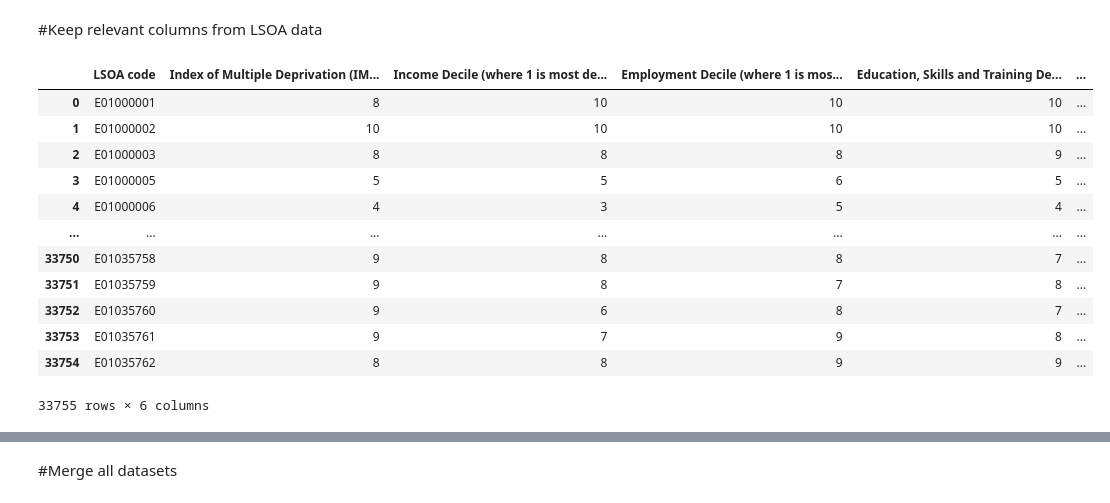
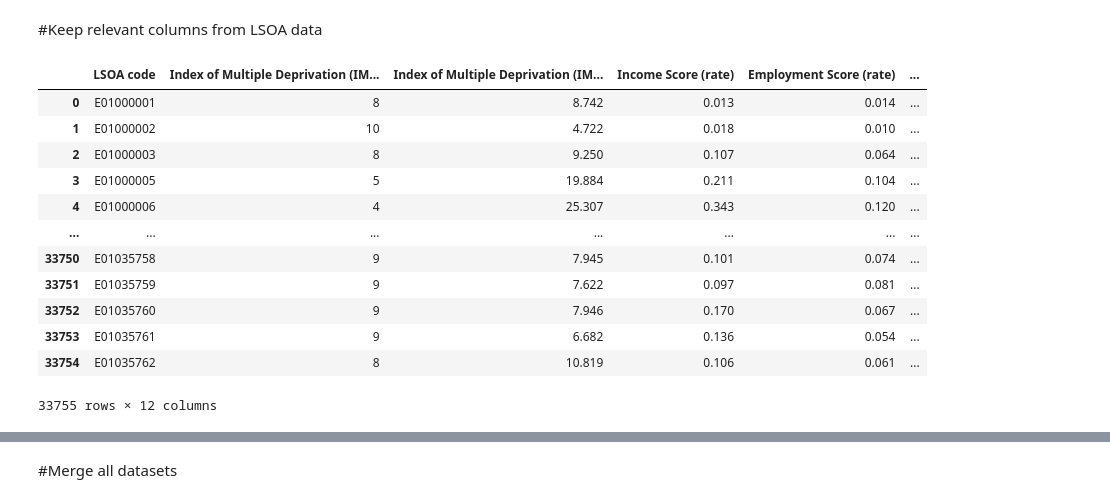
Before and after one commit to zhangwiki86-soton/L7---Data-Analysis-and-Visualisation, a Jupyter notebook: DRAFT Test Glob Final.ipynb, the cells around one changed output, grey strips where cells are left out. Saved outputs shown, nothing was run; the diff lists cells and outputs as text; code cells hidden in the pictures.

```diff
--- a/DRAFT Test Glob Final.ipynb
+++ b/DRAFT Test Glob Final.ipynb
@@ -356,21 +331,34 @@ LSOAdata.describe().round(1)
 #Keep relevant columns from LSOA data
 # %%
 #select Columns needed
-LSOAdataclean=LSOAdata.loc[:, ['LSOA code (2021)','Index of Multiple Deprivation (IMD) Decile (where 1 is most deprived 10% of LSOAs)','Income Decile (where 1 is most deprived 10% of LSOAs)','Employment Decile (where 1 is most deprived 10% of LSOAs)','Education, Skills and Training Decile (where 1 is most deprived 10% of LSOAs)','Population LSOA']]
+LSOAdataclean=LSOAdata.loc[:, [
+    'LSOA code (2021)',
+    'Index of Multiple Deprivation (IMD) Decile (where 1 is most deprived 10% of LSOAs)',
+    'Index of Multiple Deprivation (IMD) Score',
+    'Income Score (rate)',
+    'Employment Score (rate)',
+    'Education, Skills and Training Score',
+    'Health Deprivation and Disability Score',
+    'Crime Score',
+    'Barriers to Housing and Services Score',
+    'Living Environment Score',
+    'Income Deprivation Affecting Children Index (IDACI) Score (rate)',
+    'Population LSOA'
+    ]]
 #Rename Column for easy merge
 LSOAdataclean.rename(columns={'LSOA code (2021)':'LSOA code'}, inplace=True)
 LSOAdataclean
 # %% [output]
-|  | LSOA code | Index of Multiple Deprivation (IM... | Income Decile (where 1 is most de... | Employment Decile (where 1 is mos... | Education, Skills and Training De... | ... |
-| 0 | E01000001 | 8 | 10 | 10 | 10 | ... |
-| 1 | E01000002 | 10 | 10 | 10 | 10 | ... |
-| 2 | E01000003 | 8 | 8 | 8 | 9 | ... |
-| 3 | E01000005 | 5 | 5 | 6 | 5 | ... |
-| 4 | E01000006 | 4 | 3 | 5 | 4 | ... |
+|  | LSOA code | Index of Multiple Deprivation (IM... | Index of Multiple Deprivation (IM... | Income Score (rate) | Employment Score (rate) | ... |
+| 0 | E01000001 | 8 | 8.742 | 0.013 | 0.014 | ... |
+| 1 | E01000002 | 10 | 4.722 | 0.018 | 0.010 | ... |
+| 2 | E01000003 | 8 | 9.250 | 0.107 | 0.064 | ... |
+| 3 | E01000005 | 5 | 19.884 | 0.211 | 0.104 | ... |
+| 4 | E01000006 | 4 | 25.307 | 0.343 | 0.120 | ... |
 | ... | ... | ... | ... | ... | ... | ... |
-| 33750 | E01035758 | 9 | 8 | 8 | 7 | ... |
-| 33751 | E01035759 | 9 | 8 | 7 | 8 | ... |
-| 33752 | E01035760 | 9 | 6 | 8 | 7 | ... |
-| 33753 | E01035761 | 9 | 7 | 9 | 8 | ... |
-| 33754 | E01035762 | 8 | 8 | 9 | 9 | ... |
+| 33750 | E01035758 | 9 | 7.945 | 0.101 | 0.074 | ... |
+| 33751 | E01035759 | 9 | 7.622 | 0.097 | 0.081 | ... |
+| 33752 | E01035760 | 9 | 7.946 | 0.170 | 0.067 | ... |
+| 33753 | E01035761 | 9 | 6.682 | 0.136 | 0.054 | ... |
+| 33754 | E01035762 | 8 | 10.819 | 0.106 | 0.061 | ... |
-33755 rows × 6 columns
+33755 rows × 12 columns
```
Also changed, not shown: parts of 11 cells of this notebook.
